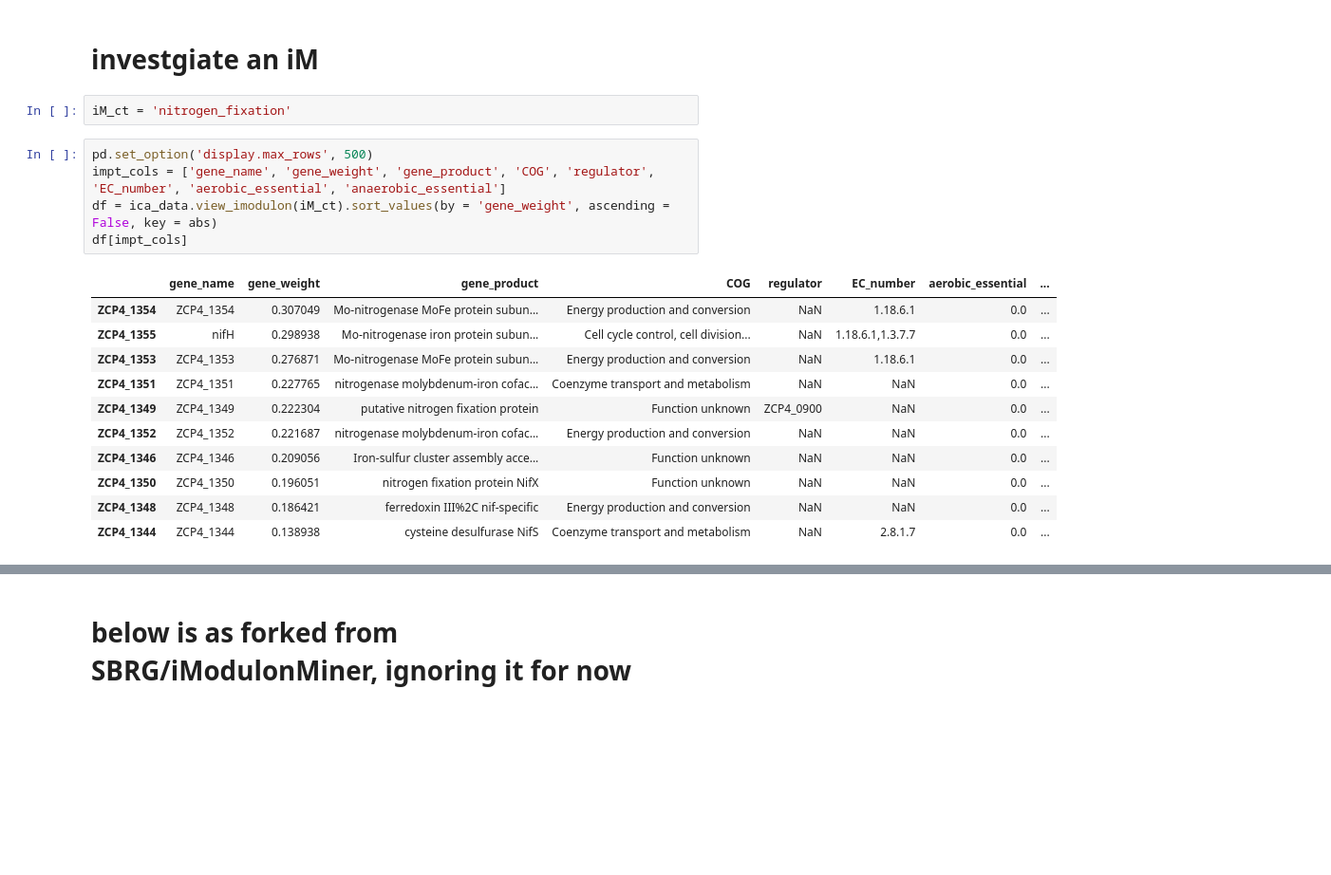
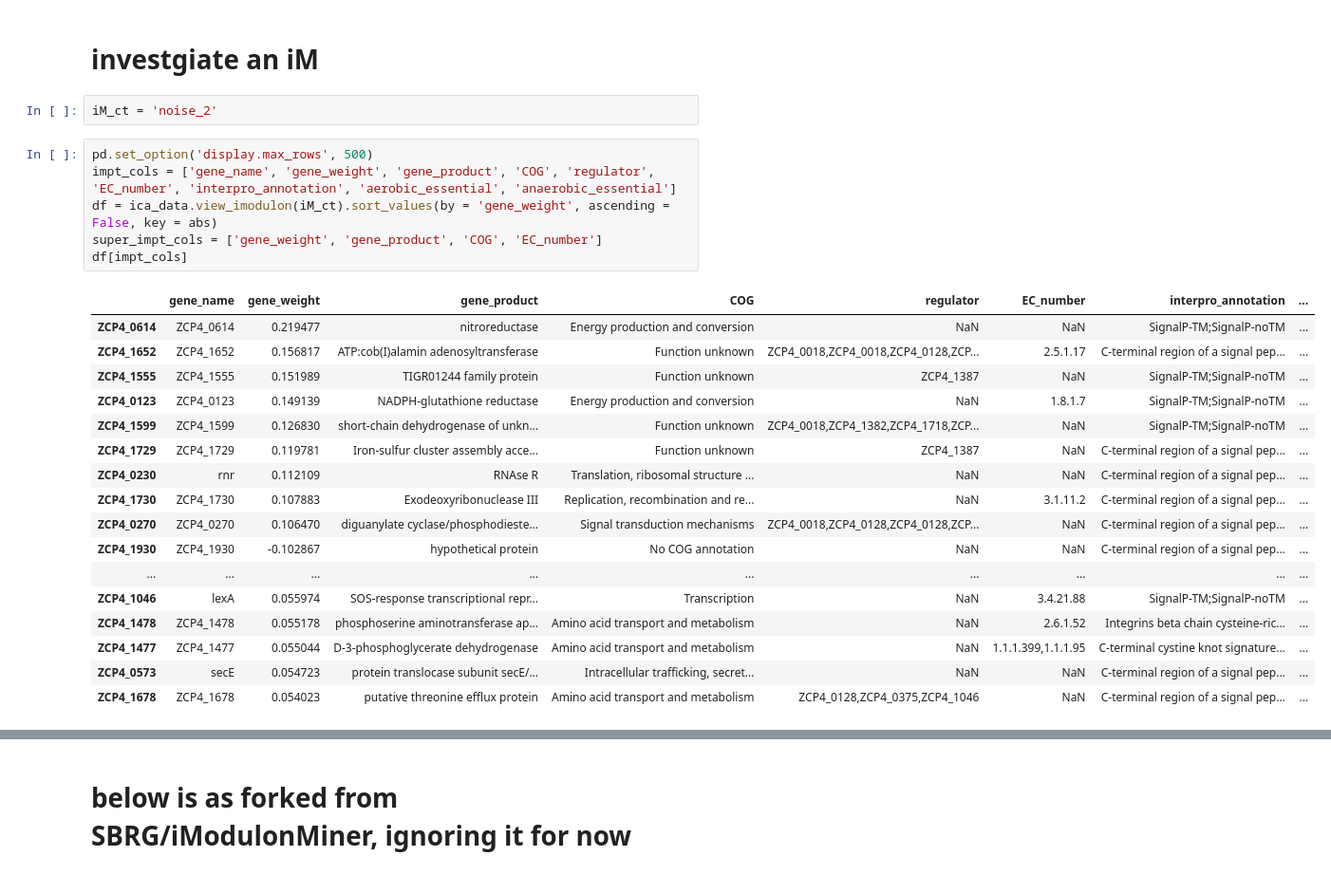
Before and after one commit to cristalzucsd/iModulonMiner, a Jupyter notebook: 5_characterize_iModulons/3_manual_iModulon_curation.ipynb, the cells around one changed output, grey strips where cells are left out. Shown at 95% size. Drawn from its saved outputs; the diff is of its cells as text; blank space fills up the shorter version.

```diff
--- a/5_characterize_iModulons/3_manual_iModulon_curation.ipynb
+++ b/5_characterize_iModulons/3_manual_iModulon_curation.ipynb
@@ -267,23 +267,30 @@ def custom_plot_gene_weights(ica_data, imodulon, by="start", xaxis=None, xname="
 # %% [markdown]
 # investgiate an iM
 # %%
-iM_ct = 'nitrogen_fixation'
+iM_ct = 'noise_2'
 # %%
 pd.set_option('display.max_rows', 500)
-impt_cols = ['gene_name', 'gene_weight', 'gene_product', 'COG', 'regulator', 'EC_number', 'aerobic_essential', 'anaerobic_essential']
+impt_cols = ['gene_name', 'gene_weight', 'gene_product', 'COG', 'regulator', 'EC_number', 'interpro_annotation', 'aerobic_essential', 'anaerobic_essential']
 df = ica_data.view_imodulon(iM_ct).sort_values(by = 'gene_weight', ascending = False, key = abs)
+super_impt_cols = ['gene_weight', 'gene_product', 'COG', 'EC_number']
 df[impt_cols]
 # %% [output]
-|  | gene_name | gene_weight | gene_product | COG | regulator | EC_number | aerobic_essential | ... |
-| ZCP4_1354 | ZCP4_1354 | 0.307049 | Mo-nitrogenase MoFe protein subun... | Energy production and conversion | NaN | 1.18.6.1 | 0.0 | ... |
-| ZCP4_1355 | nifH | 0.298938 | Mo-nitrogenase iron protein subun... | Cell cycle control, cell division... | NaN | 1.18.6.1,1.3.7.7 | 0.0 | ... |
-| ZCP4_1353 | ZCP4_1353 | 0.276871 | Mo-nitrogenase MoFe protein subun... | Energy production and conversion | NaN | 1.18.6.1 | 0.0 | ... |
-| ZCP4_1351 | ZCP4_1351 | 0.227765 | nitrogenase molybdenum-iron cofac... | Coenzyme transport and metabolism | NaN | NaN | 0.0 | ... |
-| ZCP4_1349 | ZCP4_1349 | 0.222304 | putative nitrogen fixation protein | Function unknown | ZCP4_0900 | NaN | 0.0 | ... |
-| ZCP4_1352 | ZCP4_1352 | 0.221687 | nitrogenase molybdenum-iron cofac... | Energy production and conversion | NaN | NaN | 0.0 | ... |
-| ZCP4_1346 | ZCP4_1346 | 0.209056 | Iron-sulfur cluster assembly acce... | Function unknown | NaN | NaN | 0.0 | ... |
-| ZCP4_1350 | ZCP4_1350 | 0.196051 | nitrogen fixation protein NifX | Function unknown | NaN | NaN | 0.0 | ... |
-| ZCP4_1348 | ZCP4_1348 | 0.186421 | ferredoxin III%2C nif-specific | Energy production and conversion | NaN | NaN | 0.0 | ... |
-| ZCP4_1344 | ZCP4_1344 | 0.138938 | cysteine desulfurase NifS | Coenzyme transport and metabolism | NaN | 2.8.1.7 | 0.0 | ... |
+|  | gene_name | gene_weight | gene_product | COG | regulator | EC_number | interpro_annotation | ... |
+| ZCP4_0614 | ZCP4_0614 | 0.219477 | nitroreductase | Energy production and conversion | NaN | NaN | SignalP-TM;SignalP-noTM | ... |
+| ZCP4_1652 | ZCP4_1652 | 0.156817 | ATP:cob(I)alamin adenosyltransferase | Function unknown | ZCP4_0018,ZCP4_0018,ZCP4_0128,ZCP... | 2.5.1.17 | C-terminal region of a signal pep... | ... |
+| ZCP4_1555 | ZCP4_1555 | 0.151989 | TIGR01244 family protein | Function unknown | ZCP4_1387 | NaN | SignalP-TM;SignalP-noTM | ... |
+| ZCP4_0123 | ZCP4_0123 | 0.149139 | NADPH-glutathione reductase | Energy production and conversion | NaN | 1.8.1.7 | SignalP-TM;SignalP-noTM | ... |
+| ZCP4_1599 | ZCP4_1599 | 0.126830 | short-chain dehydrogenase of unkn... | Function unknown | ZCP4_0018,ZCP4_1382,ZCP4_1718,ZCP... | NaN | SignalP-TM;SignalP-noTM | ... |
+| ZCP4_1729 | ZCP4_1729 | 0.119781 | Iron-sulfur cluster assembly acce... | Function unknown | ZCP4_1387 | NaN | C-terminal region of a signal pep... | ... |
+| ZCP4_0230 | rnr | 0.112109 | RNAse R | Translation, ribosomal structure ... | NaN | NaN | C-terminal region of a signal pep... | ... |
+| ZCP4_1730 | ZCP4_1730 | 0.107883 | Exodeoxyribonuclease III | Replication, recombination and re... | NaN | 3.1.11.2 | C-terminal region of a signal pep... | ... |
+| ZCP4_0270 | ZCP4_0270 | 0.106470 | diguanylate cyclase/phosphodieste... | Signal transduction mechanisms | ZCP4_0018,ZCP4_0128,ZCP4_0128,ZCP... | NaN | C-terminal region of a signal pep... | ... |
+| ZCP4_1930 | ZCP4_1930 | -0.102867 | hypothetical protein | No COG annotation | NaN | NaN | C-terminal region of a signal pep... | ... |
+| ... | ... | ... | ... | ... | ... | ... | ... | ... |
+| ZCP4_1046 | lexA | 0.055974 | SOS-response transcriptional repr... | Transcription | NaN | 3.4.21.88 | SignalP-TM;SignalP-noTM | ... |
+| ZCP4_1478 | ZCP4_1478 | 0.055178 | phosphoserine aminotransferase ap... | Amino acid transport and metabolism | NaN | 2.6.1.52 | Integrins beta chain cysteine-ric... | ... |
+| ZCP4_1477 | ZCP4_1477 | 0.055044 | D-3-phosphoglycerate dehydrogenase | Amino acid transport and metabolism | NaN | 1.1.1.399,1.1.1.95 | C-terminal cystine knot signature... | ... |
+| ZCP4_0573 | secE | 0.054723 | protein translocase subunit secE/... | Intracellular trafficking, secret... | NaN | NaN | C-terminal region of a signal pep... | ... |
+| ZCP4_1678 | ZCP4_1678 | 0.054023 | putative threonine efflux protein | Amino acid transport and metabolism | ZCP4_0128,ZCP4_0375,ZCP4_1046 | NaN | C-terminal region of a signal pep... | ... |
 # %%
 df = ica_data.X.loc[ica_data.view_imodulon(iM_ct).index]
```
Also changed, not shown: parts of 58 cells of this notebook, 9 other files.
